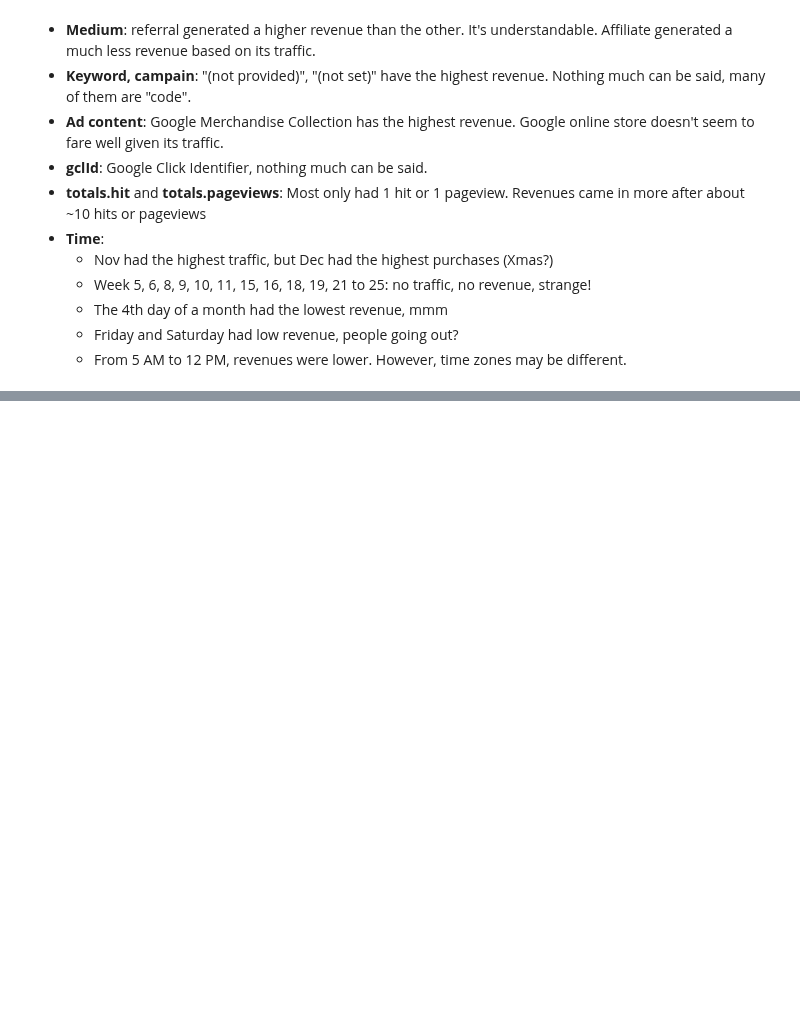
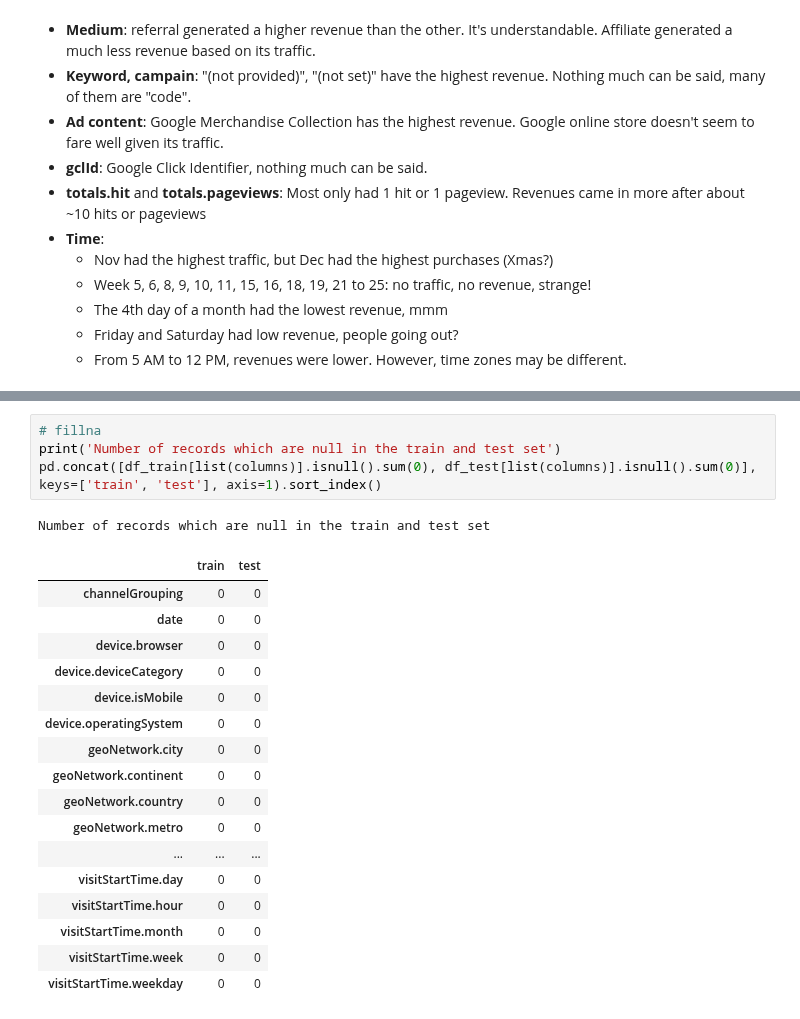
Before and after one commit to aunz/ds, a Jupyter notebook: GA_customer_revenue.ipynb, the cells around one changed output, grey strips where cells are left out. Cells and saved outputs as stored; diff of their text form; blank space fills up the shorter version.

```diff
--- a/GA_customer_revenue.ipynb
+++ b/GA_customer_revenue.ipynb
@@ -348,0 +307,23 @@ This is the format of your plot grid:
+# %%
+# fillna
+print('Number of records which are null in the train and test set')
+pd.concat([df_train[list(columns)].isnull().sum(0), df_test[list(columns)].isnull().sum(0)], keys=['train', 'test'], axis=1).sort_index()
+# %% [output]
+Number of records which are null in the train and test set
+|  | train | test |
+| channelGrouping | 0 | 0 |
+| date | 0 | 0 |
+| device.browser | 0 | 0 |
+| device.deviceCategory | 0 | 0 |
+| device.isMobile | 0 | 0 |
+| device.operatingSystem | 0 | 0 |
+| geoNetwork.city | 0 | 0 |
+| geoNetwork.continent | 0 | 0 |
+| geoNetwork.country | 0 | 0 |
+| geoNetwork.metro | 0 | 0 |
+| ... | ... | ... |
+| visitStartTime.day | 0 | 0 |
+| visitStartTime.hour | 0 | 0 |
+| visitStartTime.month | 0 | 0 |
+| visitStartTime.week | 0 | 0 |
+| visitStartTime.weekday | 0 | 0 |
```
Also changed, not shown: parts of 14 cells of this notebook.
